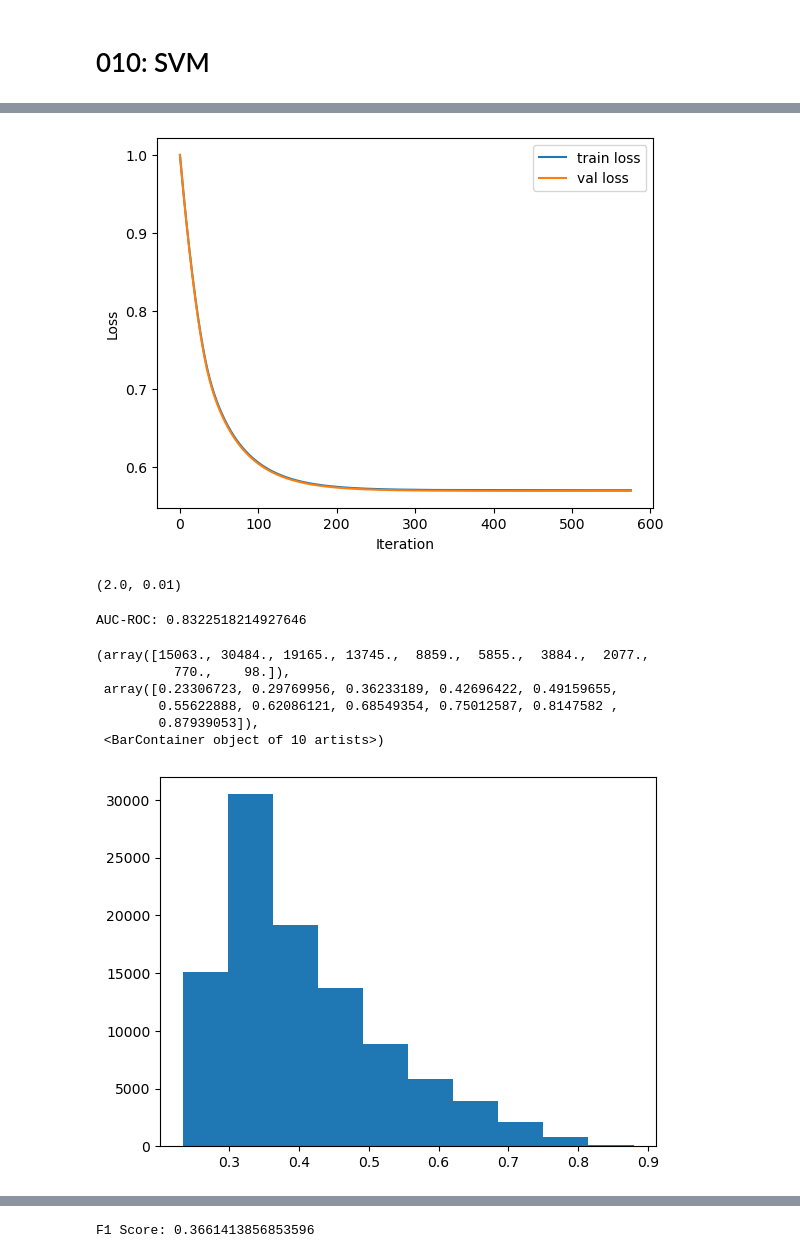
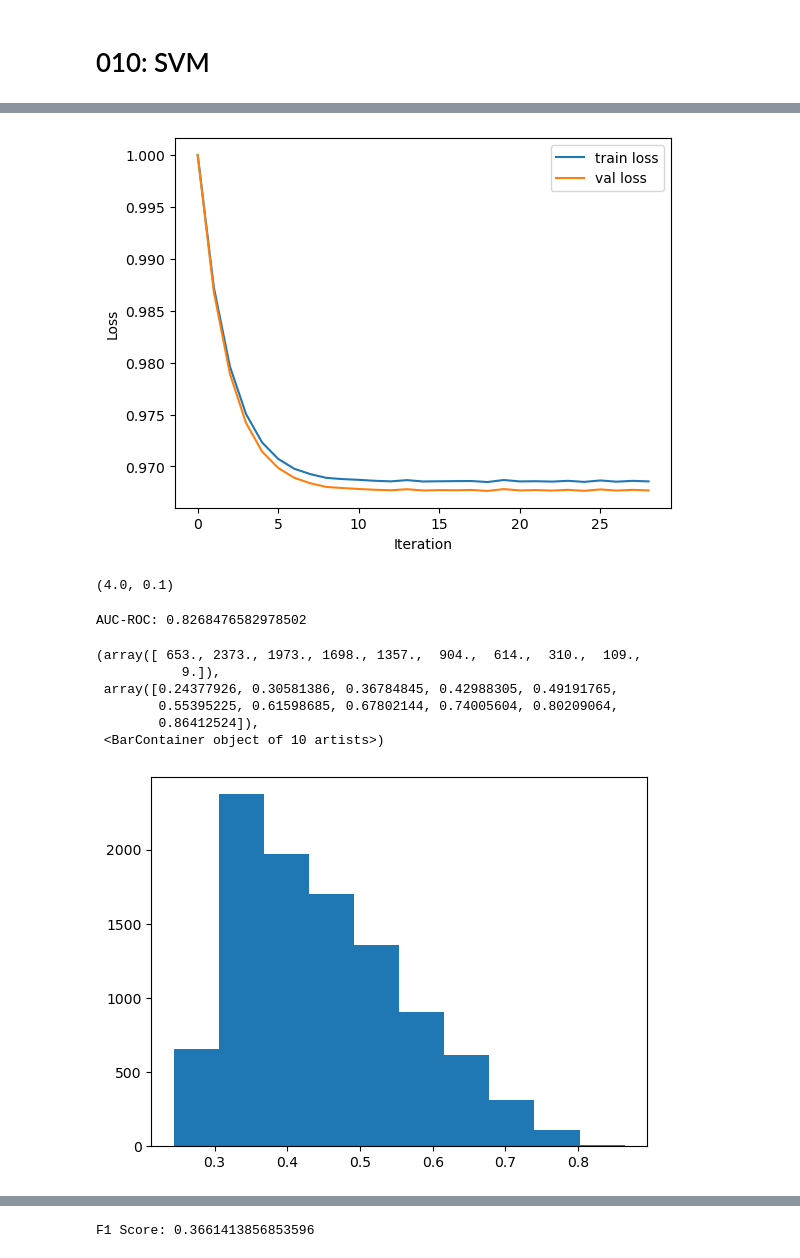
Before and after one commit to betty-gures/cs433project1, a Jupyter notebook: notebooks/010_SVM.ipynb, the cells around one changed output, grey strips where cells are left out. Drawn from its saved outputs; the diff is of its cells as text; code cells hidden in the pictures.

```diff
--- a/notebooks/010_SVM.ipynb
+++ b/notebooks/010_SVM.ipynb
@@ -20,9 +21,10 @@ train = np.load("../data/dataset_prep/train.npz")
 x_train = train["x_train"]
 y_train = train["y_train"]
 # %%
-svm = LinearSVM(metric=f_score)
-num_samples = 100000
-train_losses, val_losses = svm.train(x_train[:num_samples], y_train[:num_samples], verbose=True)
-plot_losses(train_losses, val_losses)
+svm = LinearSVM()
+num_samples = 10000
+train_losses, val_losses = svm.hyperparameter_tuning(x_train[:num_samples], y_train[:num_samples], verbose=True)
+plot_losses(train_losses[(svm._lambda, svm.lr)], val_losses[(svm._lambda, svm.lr)])
+svm.train(x_train[:num_samples], y_train[:num_samples])
 # %% [output]
 Iteration 0, Training Loss: 1.0
@@ -45,24 +47,24 @@ Early stopping at iteration 41
-[figure, old version]
+[figure, new version]
 # %%
 svm._lambda, svm.lr
 # %% [output]
-(2.0, 0.01)
+(4.0, 0.1)
 # %%
 # predict
 y_pred = svm.predict(x_train[num_samples:2*num_samples], scores=True)
 print("AUC-ROC:", auc_roc(y_pred, y_train[num_samples:2*num_samples]))
 # %% [output]
-AUC-ROC: 0.8322518214927646
+AUC-ROC: 0.8268476582978502
 # %%
 plt.hist(y_pred)
 # %% [output]
-(array([15063., 30484., 19165., 13745.,  8859.,  5855.,  3884.,  2077.,
-          770.,    98.]),
- array([0.23306723, 0.29769956, 0.36233189, 0.42696422, 0.49159655,
-        0.55622888, 0.62086121, 0.68549354, 0.75012587, 0.8147582 ,
-        0.87939053]),
+(array([ 653., 2373., 1973., 1698., 1357.,  904.,  614.,  310.,  109.,
+           9.]),
+ array([0.24377926, 0.30581386, 0.36784845, 0.42988305, 0.49191765,
+        0.55395225, 0.61598685, 0.67802144, 0.74005604, 0.80209064,
+        0.86412524]),
  <BarContainer object of 10 artists>)
-[figure, old version]
+[figure, new version]
 # %%
 plot_roc(y_pred, y_train[num_samples:2*num_samples], )
 # %% [output]
```
Also changed, not shown: parts of 3 cells of this notebook, 9 other files.
